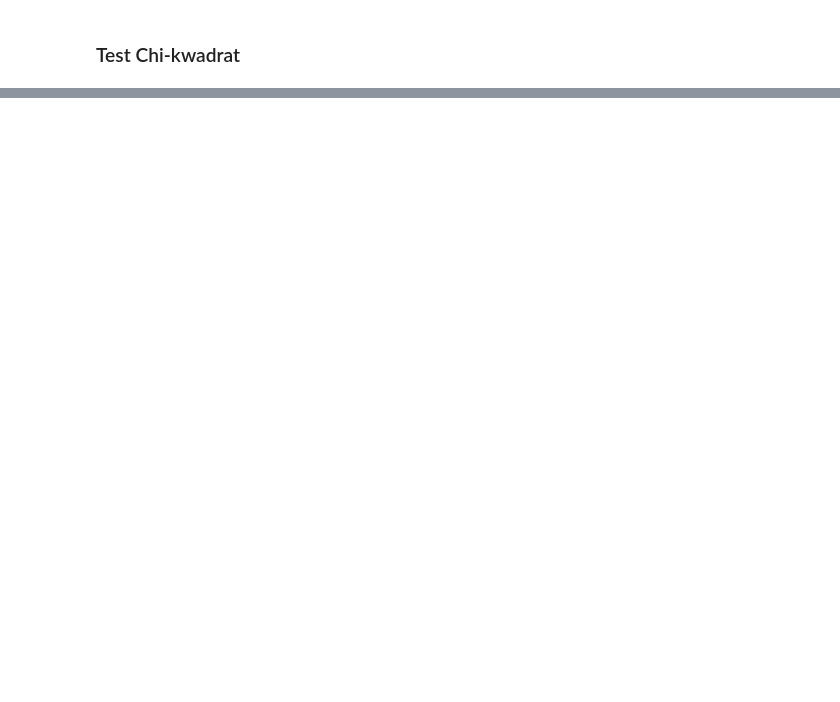
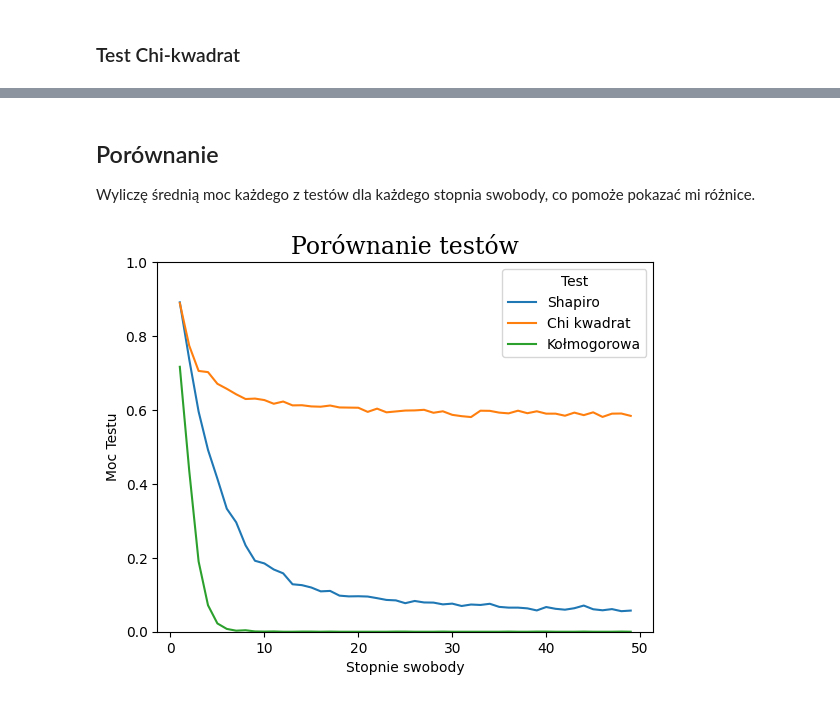
Before and after one commit to Arekflo2002/MetodyNieparametryczneStatystyka_Rozwiazania, a Jupyter notebook: Zadanie1.ipynb, the cells around one changed output, grey strips where cells are left out. Drawn from its saved outputs; the diff is of its cells as text; code cells hidden in the pictures; blank space fills up the shorter version.

```diff
--- a/Zadanie1.ipynb
+++ b/Zadanie1.ipynb
@@ -193,0 +207,35 @@ plt.show()
+# %% [markdown]
+## Porównanie
+
+Wyliczę średnią moc każdego z testów dla każdego stopnia swobody, co pomoże pokazać mi różnice.
+# %%
+# Tworzenie tablic w których będę trzymał średnie
+srednia_moc_shapiro = np.zeros(len(stopnie_swobody))
+srednia_moc_chi = np.zeros(len(stopnie_swobody))
+srednia_moc_kol = np.zeros(len(stopnie_swobody))
+
+# Sumowanie mocy
+for i in range(len(moc_shapiro)):
+    srednia_moc_shapiro += moc_shapiro[i]
+    srednia_moc_chi += moc_chi[i]
+    srednia_moc_kol += moc_kolgom[i]
+
+# Wyliczanie średnia
+srednia_moc_shapiro /= len(moc_shapiro)
+srednia_moc_chi /= len(moc_chi)
+srednia_moc_kol /= len(moc_kolgom)
+
+# Tworzenie wykresu
+w = plt.figure()
+plt.plot(stopnie_swobody,srednia_moc_shapiro,label="Shapiro")
+plt.plot(stopnie_swobody,srednia_moc_chi,label = "Chi kwadrat")
+plt.plot(stopnie_swobody,srednia_moc_kol,label="Kołmogorowa")
+plt.ylim(0,1)
+plt.xlabel("Stopnie swobody")
+plt.ylabel("Moc Testu")
+plt.title("Porównanie testów",fontdict=font_title)
+plt.legend(title="Test")
+plt.ylim(0,)
+plt.show()
+# %% [output]
+[figure, added]
```
Also changed, not shown: parts of 9 cells of this notebook, 1 other file.
